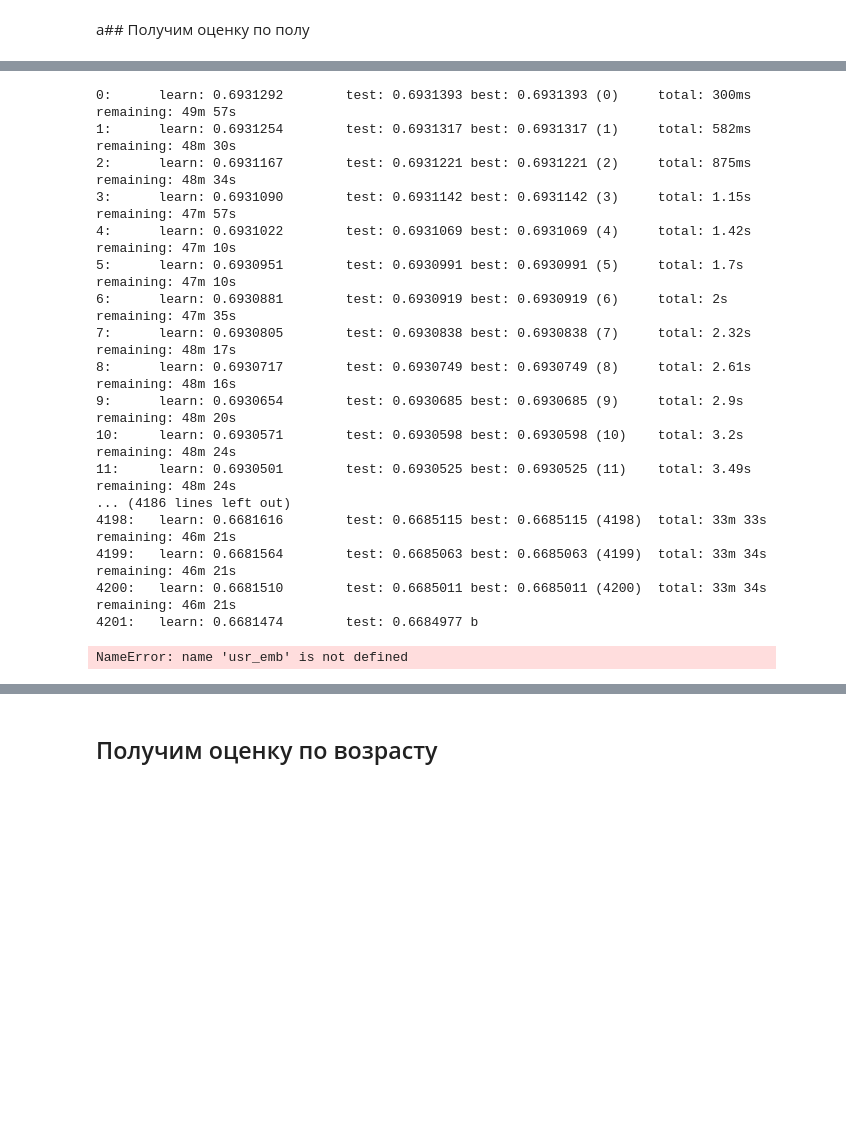
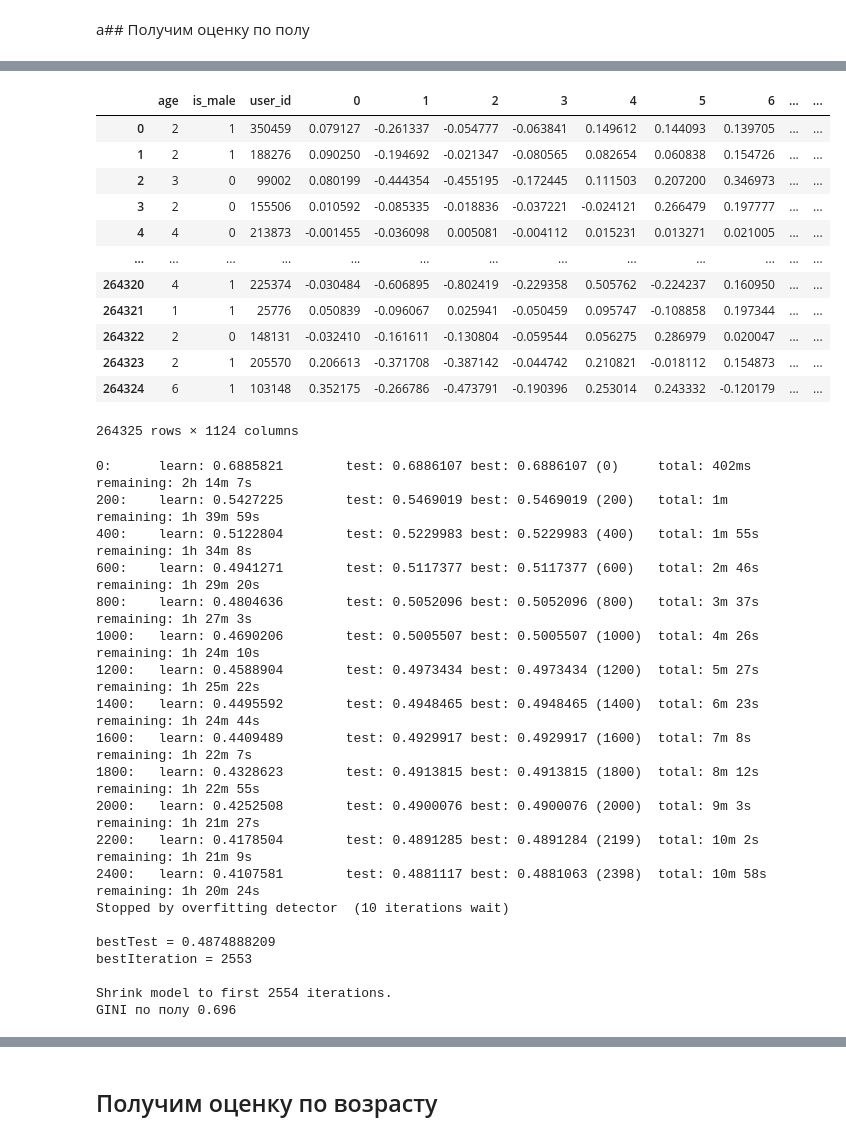
Before and after one commit to dejavuapt/mtsmlcup_recsys, a Jupyter notebook: Context_Baseline_Public.ipynb, the cells around one changed output, grey strips where cells are left out. Saved outputs shown, nothing was run; the diff lists cells and outputs as text; code cells hidden in the pictures; blank space fills up the shorter version.

```diff
--- a/Context_Baseline_Public.ipynb
+++ b/Context_Baseline_Public.ipynb
@@ -138 +219,17 @@ Name: is_male, dtype: int64
+# %%
+df
+# %% [output]
+|  | age | is_male | user_id | 0 | 1 | 2 | 3 | 4 | 5 | 6 | ... | ... |
+| 0 | 2 | 1 | 350459 | 0.079127 | -0.261337 | -0.054777 | -0.063841 | 0.149612 | 0.144093 | 0.139705 | ... | ... |
+| 1 | 2 | 1 | 188276 | 0.090250 | -0.194692 | -0.021347 | -0.080565 | 0.082654 | 0.060838 | 0.154726 | ... | ... |
+| 2 | 3 | 0 | 99002 | 0.080199 | -0.444354 | -0.455195 | -0.172445 | 0.111503 | 0.207200 | 0.346973 | ... | ... |
+| 3 | 2 | 0 | 155506 | 0.010592 | -0.085335 | -0.018836 | -0.037221 | -0.024121 | 0.266479 | 0.197777 | ... | ... |
+| 4 | 4 | 0 | 213873 | -0.001455 | -0.036098 | 0.005081 | -0.004112 | 0.015231 | 0.013271 | 0.021005 | ... | ... |
+| ... | ... | ... | ... | ... | ... | ... | ... | ... | ... | ... | ... | ... |
+| 264320 | 4 | 1 | 225374 | -0.030484 | -0.606895 | -0.802419 | -0.229358 | 0.505762 | -0.224237 | 0.160950 | ... | ... |
+| 264321 | 1 | 1 | 25776 | 0.050839 | -0.096067 | 0.025941 | -0.050459 | 0.095747 | -0.108858 | 0.197344 | ... | ... |
+| 264322 | 2 | 0 | 148131 | -0.032410 | -0.161611 | -0.130804 | -0.059544 | 0.056275 | 0.286979 | 0.020047 | ... | ... |
+| 264323 | 2 | 1 | 205570 | 0.206613 | -0.371708 | -0.387142 | -0.044742 | 0.210821 | -0.018112 | 0.154873 | ... | ... |
+| 264324 | 6 | 1 | 103148 | 0.352175 | -0.266786 | -0.473791 | -0.190396 | 0.253014 | 0.243332 | -0.120179 | ... | ... |
+264325 rows × 1124 columns
 # %%
@@ -147,33 +245,30 @@ params = {'iterations': 10000,
 # %%
 # ['user_id', 'age', 'is_male','request_cnt_sum', 'rating', 'usr_url_count_max_diff', 'is_apple']
 x_train, x_test, y_train, y_test = train_test_split(
-    df.drop(['user_id', 'age', 'is_male'], axis=1), df['is_male'], test_size=0.25)
+    df.drop(['user_id', 'is_male', 'age'], axis=1), df['is_male'], test_size=0.25)
 clf = CatBoostClassifier(**params)
-clf.fit(x_train, y_train, verbose=True, use_best_model=True, eval_set=[(x_test, y_test)])
+clf.fit(x_train, y_train, use_best_model=True, eval_set=[(x_test, y_test)])
 print(f'GINI по полу {2 * m.roc_auc_score(y_test, clf.predict_proba(x_test)[:, 1]) - 1:2.3f}')
 # %% [output]
-0:      learn: 0.6931292        test: 0.6931393 best: 0.6931393 (0)     total: 300ms    remaining: 49m 57s
-1:      learn: 0.6931254        test: 0.6931317 best: 0.6931317 (1)     total: 582ms    remaining: 48m 30s
-2:      learn: 0.6931167        test: 0.6931221 best: 0.6931221 (2)     total: 875ms    remaining: 48m 34s
-3:      learn: 0.6931090        test: 0.6931142 best: 0.6931142 (3)     total: 1.15s    remaining: 47m 57s
-4:      learn: 0.6931022        test: 0.6931069 best: 0.6931069 (4)     total: 1.42s    remaining: 47m 10s
-5:      learn: 0.6930951        test: 0.6930991 best: 0.6930991 (5)     total: 1.7s     remaining: 47m 10s
-6:      learn: 0.6930881        test: 0.6930919 best: 0.6930919 (6)     total: 2s       remaining: 47m 35s
-7:      learn: 0.6930805        test: 0.6930838 best: 0.6930838 (7)     total: 2.32s    remaining: 48m 17s
-8:      learn: 0.6930717        test: 0.6930749 best: 0.6930749 (8)     total: 2.61s    remaining: 48m 16s
-9:      learn: 0.6930654        test: 0.6930685 best: 0.6930685 (9)     total: 2.9s     remaining: 48m 20s
-10:     learn: 0.6930571        test: 0.6930598 best: 0.6930598 (10)    total: 3.2s     remaining: 48m 24s
-11:     learn: 0.6930501        test: 0.6930525 best: 0.6930525 (11)    total: 3.49s    remaining: 48m 24s
-... (4186 lines left out)
-4198:   learn: 0.6681616        test: 0.6685115 best: 0.6685115 (4198)  total: 33m 33s  remaining: 46m 21s
-4199:   learn: 0.6681564        test: 0.6685063 best: 0.6685063 (4199)  total: 33m 34s  remaining: 46m 21s
-4200:   learn: 0.6681510        test: 0.6685011 best: 0.6685011 (4200)  total: 33m 34s  remaining: 46m 21s
-4201:   learn: 0.6681474        test: 0.6684977 b
+0:      learn: 0.6885821        test: 0.6886107 best: 0.6886107 (0)     total: 402ms    remaining: 2h 14m 7s
+200:    learn: 0.5427225        test: 0.5469019 best: 0.5469019 (200)   total: 1m       remaining: 1h 39m 59s
+400:    learn: 0.5122804        test: 0.5229983 best: 0.5229983 (400)   total: 1m 55s   remaining: 1h 34m 8s
+600:    learn: 0.4941271        test: 0.5117377 best: 0.5117377 (600)   total: 2m 46s   remaining: 1h 29m 20s
+800:    learn: 0.4804636        test: 0.5052096 best: 0.5052096 (800)   total: 3m 37s   remaining: 1h 27m 3s
+1000:   learn: 0.4690206        test: 0.5005507 best: 0.5005507 (1000)  total: 4m 26s   remaining: 1h 24m 10s
+1200:   learn: 0.4588904        test: 0.4973434 best: 0.4973434 (1200)  total: 5m 27s   remaining: 1h 25m 22s
+1400:   learn: 0.4495592        test: 0.4948465 best: 0.4948465 (1400)  total: 6m 23s   remaining: 1h 24m 44s
+1600:   learn: 0.4409489        test: 0.4929917 best: 0.4929917 (1600)  total: 7m 8s    remaining: 1h 22m 7s
+1800:   learn: 0.4328623        test: 0.4913815 best: 0.4913815 (1800)  total: 8m 12s   remaining: 1h 22m 55s
+2000:   learn: 0.4252508        test: 0.4900076 best: 0.4900076 (2000)  total: 9m 3s    remaining: 1h 21m 27s
+2200:   learn: 0.4178504        test: 0.4891285 best: 0.4891284 (2199)  total: 10m 2s   remaining: 1h 21m 9s
+2400:   learn: 0.4107581        test: 0.4881117 best: 0.4881063 (2398)  total: 10m 58s  remaining: 1h 20m 24s
+Stopped by overfitting detector  (10 iterations wait)
+
+bestTest = 0.4874888209
+bestIteration = 2553
+
+Shrink model to first 2554 iterations.
+GINI по полу 0.696
 # %%
 id_to_submit = pq.read_table(f'{LOCAL_DATA_PATH}/{SUBMISSION_FILE}').to_pandas()
-# %%
-
-id_to_submit = reduce(lambda left, right: pd.merge(left, right, on=['user_id'],
-                                                how='outer'), [usr_emb,usr_prt_of_day, usr_n_cities])
-# %% [output]
-NameError: name 'usr_emb' is not defined
```
Also changed, not shown: parts of 53 cells of this notebook.
